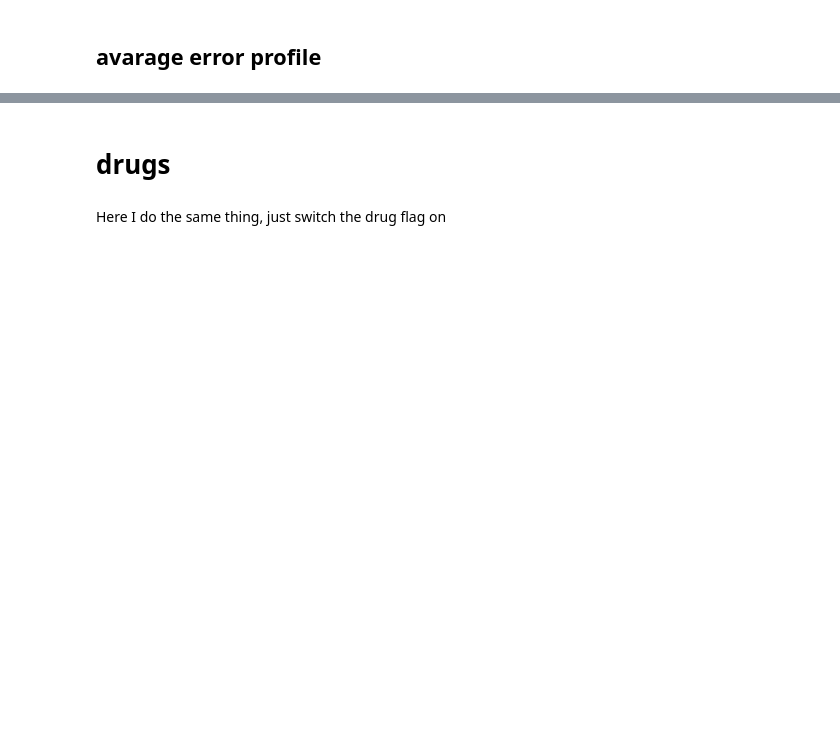
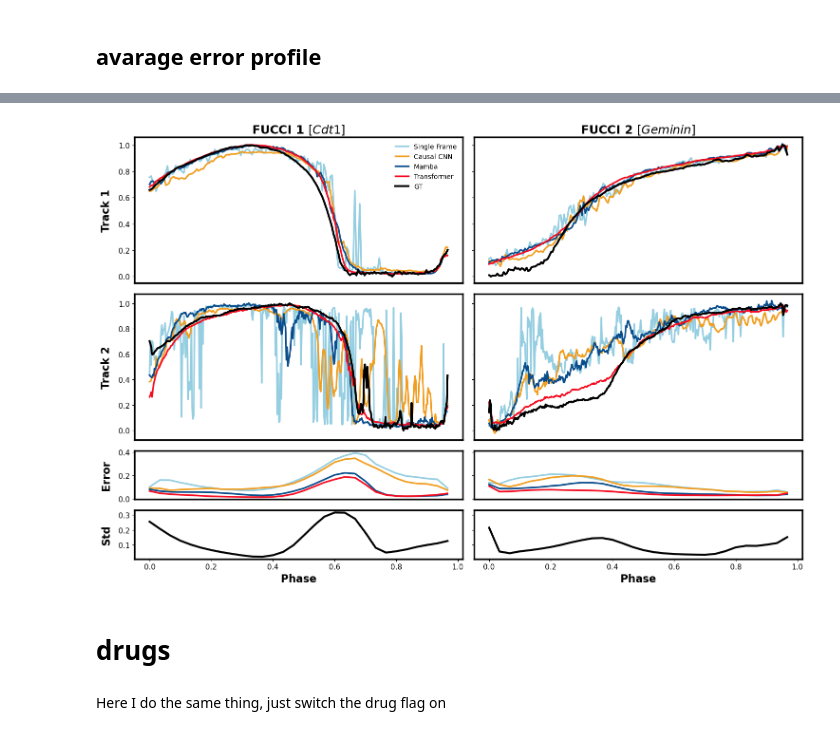
Before and after one commit to louisleger/cell-cycle, a Jupyter notebook: nb_result_analysis/one_track_plot.ipynb, the cells around one changed output, grey strips where cells are left out. Saved outputs shown, nothing was run; the diff lists cells and outputs as text; code cells hidden in the pictures; blank space fills up the shorter version.

Commit message:
Panel 2 and 3 in one_track_plot.ipynb

```diff
--- a/nb_result_analysis/one_track_plot.ipynb
+++ b/nb_result_analysis/one_track_plot.ipynb
@@ -161,3 +161,77 @@ plt.show()
+# %%
+# Adjust the figure layout for 4 rows with equal height for the first two rows and smaller for the last two
+fig, axs = plt.subplots(
+    4, 2, figsize=(15, 10), sharey='row', gridspec_kw={'height_ratios': [3, 3, 1, 1]}
+)
+
+# Function to apply consistent styling
+def style_subplot(ax):
+    ax.grid(False)
+    ax.set_xlabel(ax.get_xlabel(), fontweight="bold")
+    ax.set_ylabel(ax.get_ylabel(), fontweight="bold")
+    ax.set_title(ax.get_title(), fontweight="bold")
+    for spine in ax.spines.values():
+        spine.set_edgecolor('black')
+        spine.set_linewidth(2.5)
+
+
+
+# Function to plot data for each axis
+def plot_data(ax, data, idx, head_colors, good_heads, gt_tracks, col_idx, is_first_subplot=False):
+    for head in good_heads:
+        # Map head name to new label using the dictionary
+        new_label = head_name_map.get(head, head)
+        ax.plot(data[mod][head][idx][:, col_idx], label=f"{new_label}", color=head_colors[head])
+
+    # Plot GT track
+    ax.plot(gt_tracks[idx][:, col_idx], label="GT", color="k", linewidth=3)
+
+    # Add legend only in the first subplot
+    if is_first_subplot:
+        ax.legend(loc="upper right", fontsize=10)
+
+    style_subplot(ax)
+    ax.set_xticks([])
+
+# Plot for each axis
+idx1, idx2 = 6, 2
+
+# Track 1
+plot_data(axs[0, 0], data, idx1, head_colors, good_heads, gt_tracks, 1, is_first_subplot=True)  # RED
+axs[0, 0].set_title("FUCCI 1 $[Cdt1]$", fontweight="bold")
+axs[0, 0].set_ylabel("Track 1", fontweight="bold")
+axs[0, 1].set_title("FUCCI 2 $[Geminin]$", fontweight="bold")
+plot_data(axs[0, 1], data, idx1, head_colors, good_heads, gt_tracks, 0)  # GREEN
+
+# Track 2
+plot_data(axs[1, 0], data, idx2, head_colors, good_heads, gt_tracks, 1)  # RED
+plot_data(axs[1, 1], data, idx2, head_colors, good_heads, gt_tracks, 0)  # GREEN
+axs[1, 0].set_ylabel("Track 2", fontweight="bold")
+
+# Error plots
+for ax, errors, ylabel in zip([axs[2, 0], axs[2, 1]], [errors_r, errors_g], ["Error", ""]):
+    for head in good_heads:
+        ax.plot(bins[:-1], errors[mod][head], label=f"{head}", color=head_colors[head])
+    style_subplot(ax)
+    ax.set_ylabel(ylabel, fontweight="bold")
+    ax.set_xticks([])
+
+# Standard deviation plots
+for ax, std, ylabel in zip([axs[3, 0], axs[3, 1]], [std_r, std_g], ["Std", ""]):
+    ax.plot(bins[:-1], std, color="k" , linewidth=3)
+    style_subplot(ax)
+    ax.set_ylabel(ylabel, fontweight="bold")
+    ax.set_xlabel("Phase", fontweight="bold")
+
+# Align y labels at the same position
+for ax in axs[:, 0]:  # For all axes in the first column
+    ax.yaxis.set_label_coords(-0.07, 0.5)  # Adjust x and y coordinates for y-label
+
+# Ensure tight layout and consistent scaling
+plt.tight_layout()
+plt.show()
+# %% [output]
+[figure, added]
 # %% [markdown]
 # drugs
 # %% [markdown]
```
Also changed, not shown: parts of 10 cells of this notebook.
